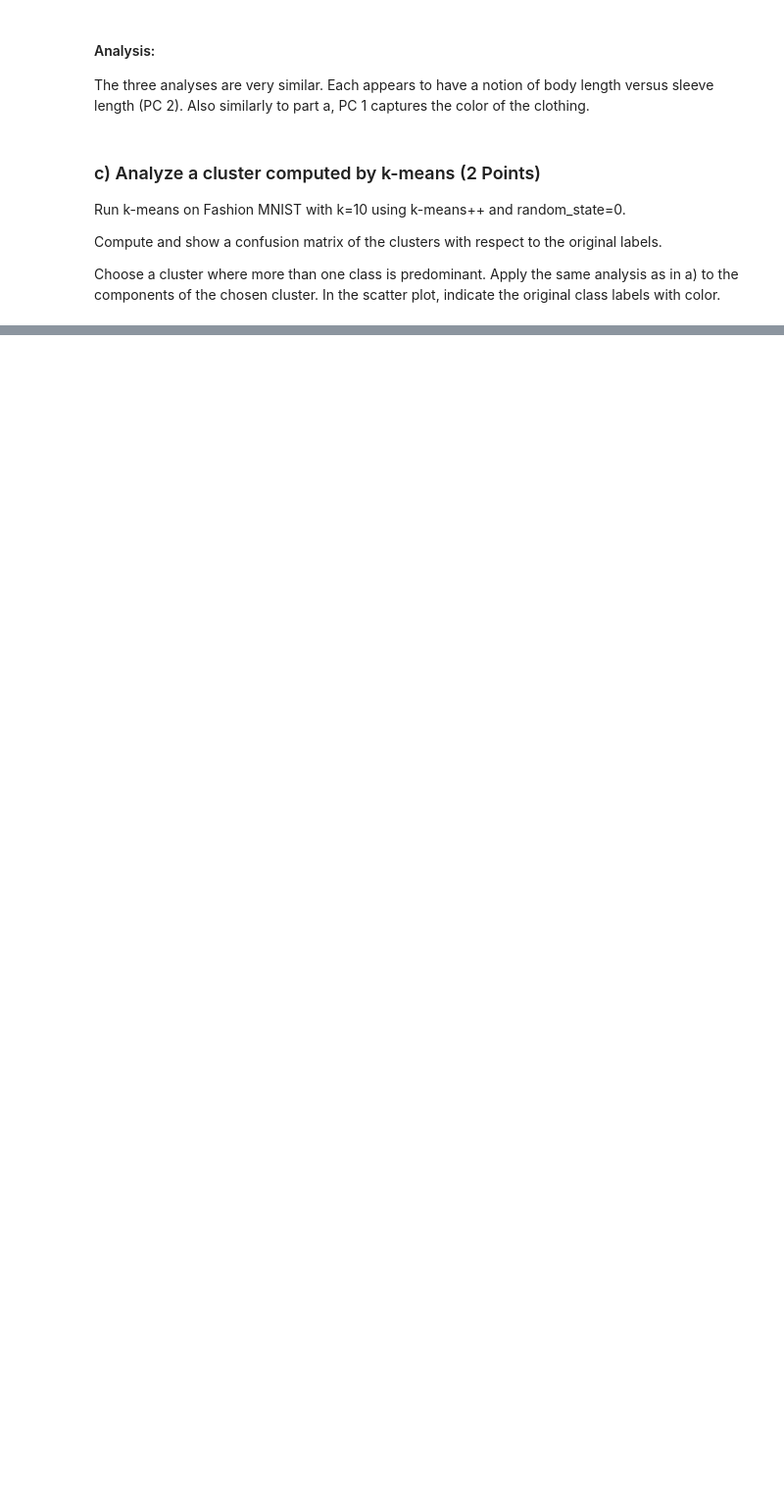
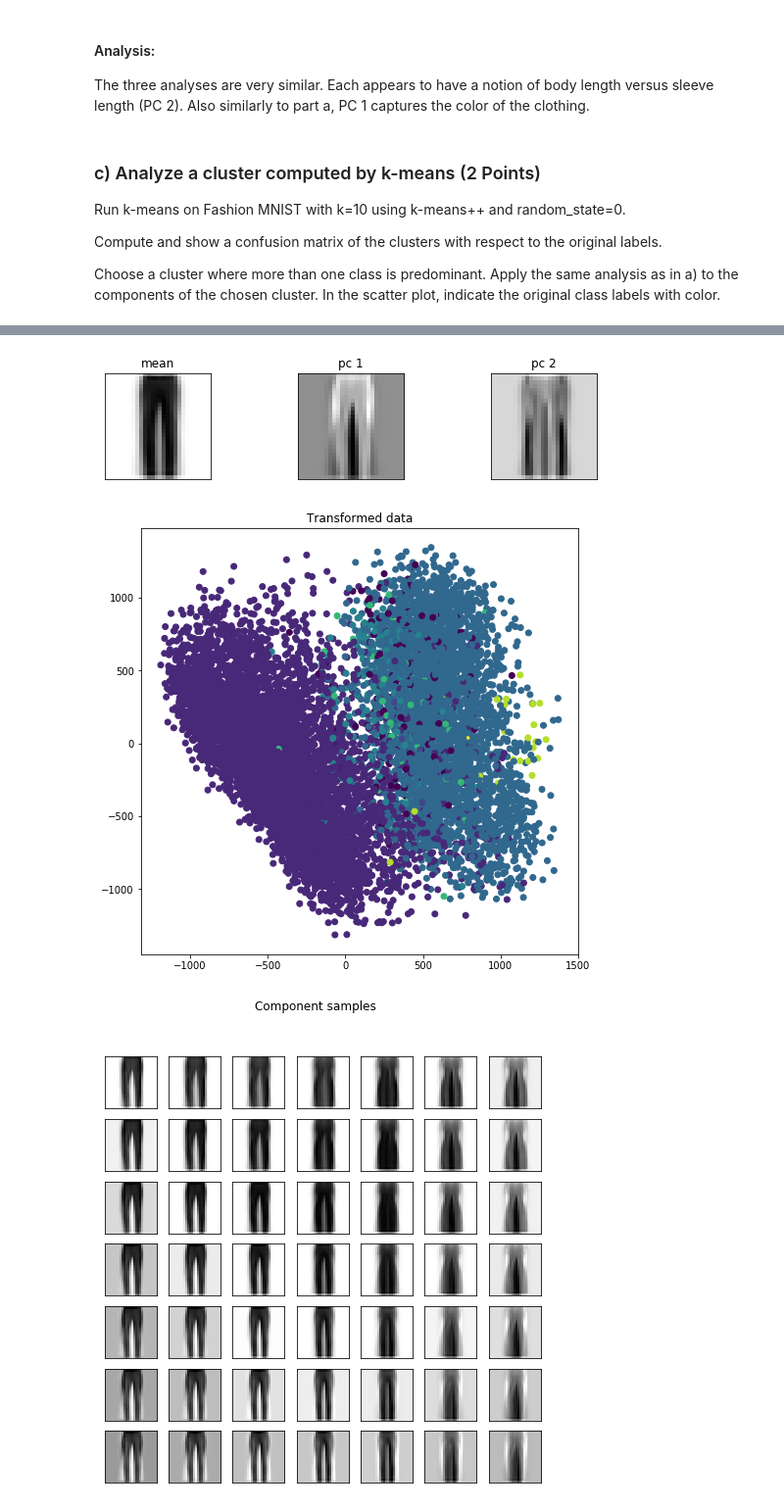
Before and after one commit to Mesoptier/ML-course, a Jupyter notebook: FDM_Challenge_Part1.ipynb, the cells around one changed output, grey strips where cells are left out. Shown at 98% size. Drawn from its saved outputs; the diff is of its cells as text; code cells hidden in the pictures; blank space fills up the shorter version.

```diff
--- a/FDM_Challenge_Part1.ipynb
+++ b/FDM_Challenge_Part1.ipynb
@@ -231,0 +256,7 @@ Apply the same analysis as in a) to the components of the chosen cluster. In the
+# %%
+cond = y_pred == 8
+pca_analysis(X[cond], y[cond])
+# %% [output]
+[figure, added]
+[figure, added]
+[figure, added]
```
Also changed, not shown: parts of 6 cells of this notebook.
